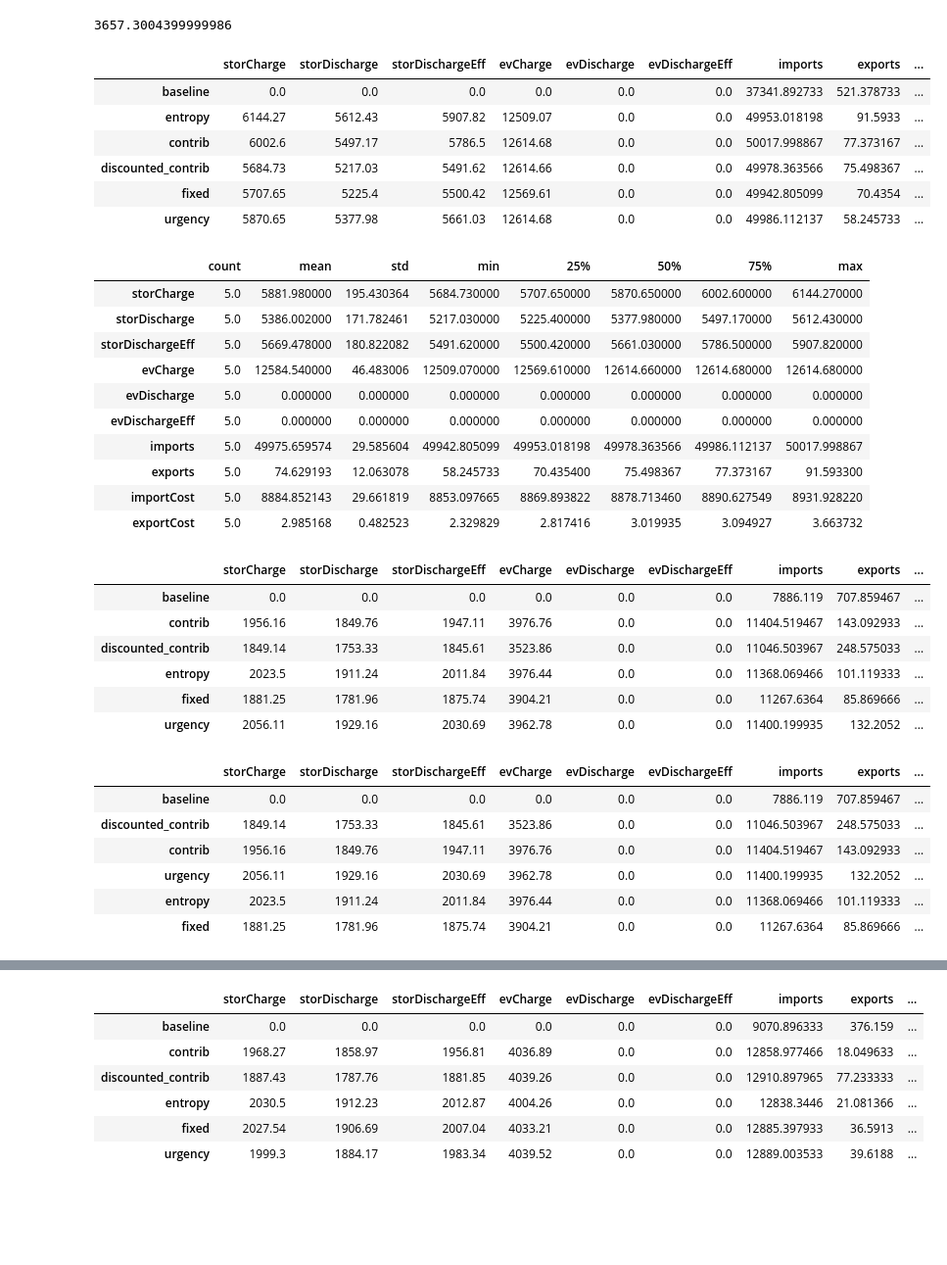
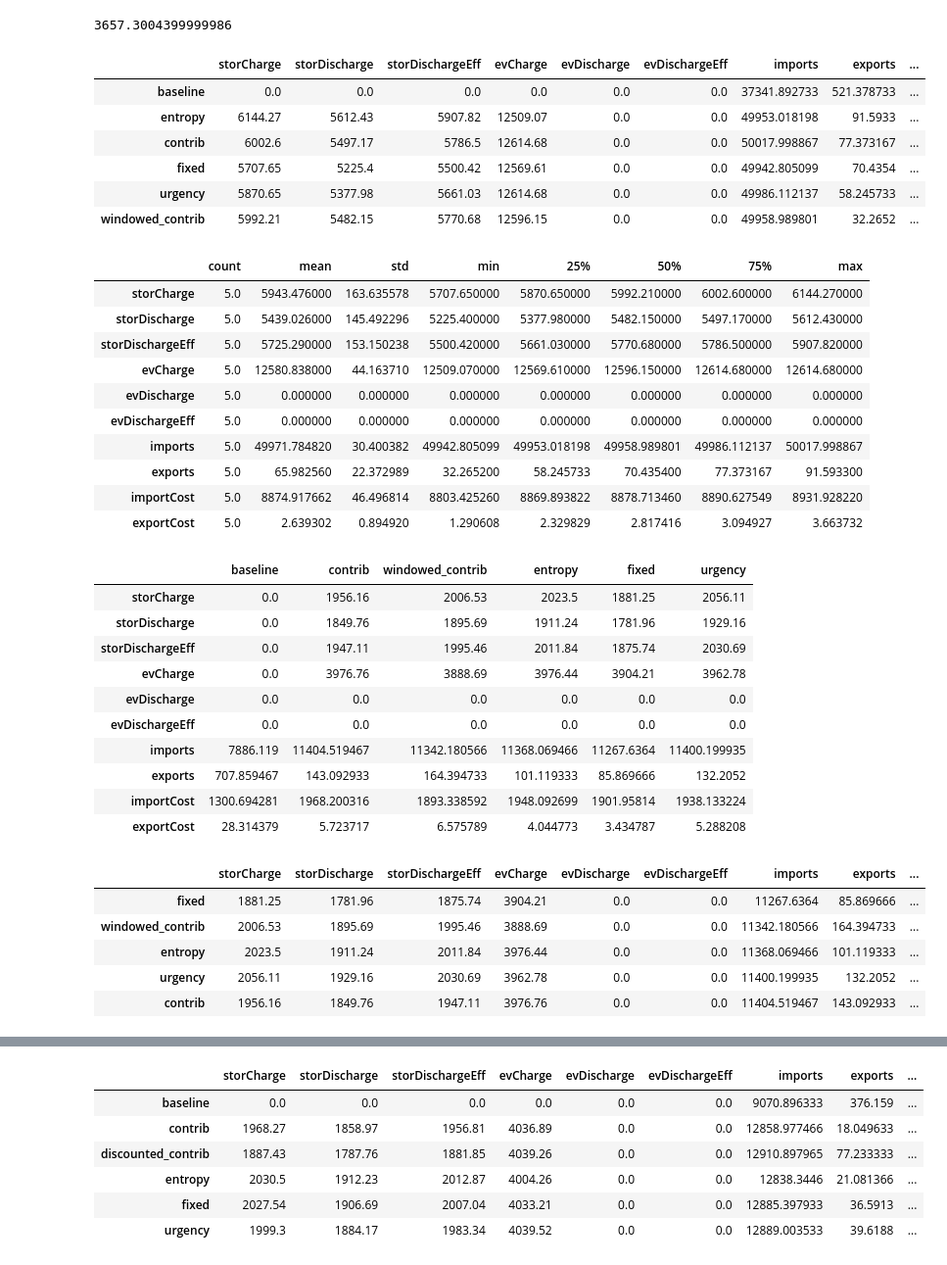
Before and after one commit to ECGomes/pyecom, a Jupyter notebook: notebooks/scenarios/rl_benchmark/result_analysis.ipynb, the cells around one changed output, grey strips where cells are left out. Shown at 98% size. Cells and saved outputs as stored; diff of their text form; code cells hidden in the pictures; blank space fills up the shorter version.

```diff
--- a/notebooks/scenarios/rl_benchmark/result_analysis.ipynb
+++ b/notebooks/scenarios/rl_benchmark/result_analysis.ipynb
@@ -42,6 +42,11 @@ urgency_path = glob.glob('urgency/*.csv')
 for file in urgency_path:
     filename = file.split('.')[0].split('/')[1]
     priority_dict[filename[:-7]] = pd.read_csv(file)[:-1]
+
+windowed_path = glob.glob('windowed_contrib/*.csv')
+for file in windowed_path:
+    filename = file.split('.')[0].split('/')[1]
+    priority_dict[filename[:-7]] = pd.read_csv(file)[:-1]
 # %%
 # Columns we are interested in:
 # Storage change and discharge; EV charge and discharge; Import and export
@@ -75,7 +80,7 @@ COLUMNS_GRID = ['imports', 'exports', 'import_cost']
 # Create a DF with sums
 
 SEASONS = ['spring', 'summer', 'autumn', 'winter']
-PRIORITY_TYPE = ['baseline', 'contrib', 'discounted_contrib', 'entropy', 'fixed', 'urgency']
+PRIORITY_TYPE = ['baseline', 'contrib', 'windowed_contrib', 'entropy', 'fixed', 'urgency']
 
 COLS = ['storCharge', 'storDischarge', 'storDischargeEff', 'evCharge', 'evDischarge', 'evDischargeEff', 'imports', 'exports', 'importCost', 'exportCost']
 
@@ -479,49 +493,52 @@ training_winter_ev
 # %% [output]
 3657.3004399999986
 # %%
-RESULTS['training_winter'].sort_values(by='exportCost', ascending=False)
+RESULTS['training_winter'].sort_values(by='exports', ascending=False)
 # %% [output]
 |  | storCharge | storDischarge | storDischargeEff | evCharge | evDischarge | evDischargeEff | imports | exports | ... |
 | baseline | 0.0 | 0.0 | 0.0 | 0.0 | 0.0 | 0.0 | 37341.892733 | 521.378733 | ... |
 | entropy | 6144.27 | 5612.43 | 5907.82 | 12509.07 | 0.0 | 0.0 | 49953.018198 | 91.5933 | ... |
 | contrib | 6002.6 | 5497.17 | 5786.5 | 12614.68 | 0.0 | 0.0 | 50017.998867 | 77.373167 | ... |
-| discounted_contrib | 5684.73 | 5217.03 | 5491.62 | 12614.66 | 0.0 | 0.0 | 49978.363566 | 75.498367 | ... |
 | fixed | 5707.65 | 5225.4 | 5500.42 | 12569.61 | 0.0 | 0.0 | 49942.805099 | 70.4354 | ... |
 | urgency | 5870.65 | 5377.98 | 5661.03 | 12614.68 | 0.0 | 0.0 | 49986.112137 | 58.245733 | ... |
+| windowed_contrib | 5992.21 | 5482.15 | 5770.68 | 12596.15 | 0.0 | 0.0 | 49958.989801 | 32.2652 | ... |
 # %%
 RESULTS['training_winter'].iloc[1:].astype(float).describe().transpose()
 # %% [output]
 |  | count | mean | std | min | 25% | 50% | 75% | max |
-| storCharge | 5.0 | 5881.980000 | 195.430364 | 5684.730000 | 5707.650000 | 5870.650000 | 6002.600000 | 6144.270000 |
-| storDischarge | 5.0 | 5386.002000 | 171.782461 | 5217.030000 | 5225.400000 | 5377.980000 | 5497.170000 | 5612.430000 |
-| storDischargeEff | 5.0 | 5669.478000 | 180.822082 | 5491.620000 | 5500.420000 | 5661.030000 | 5786.500000 | 5907.820000 |
-| evCharge | 5.0 | 12584.540000 | 46.483006 | 12509.070000 | 12569.610000 | 12614.660000 | 12614.680000 | 12614.680000 |
+| storCharge | 5.0 | 5943.476000 | 163.635578 | 5707.650000 | 5870.650000 | 5992.210000 | 6002.600000 | 6144.270000 |
+| storDischarge | 5.0 | 5439.026000 | 145.492296 | 5225.400000 | 5377.980000 | 5482.150000 | 5497.170000 | 5612.430000 |
+| storDischargeEff | 5.0 | 5725.290000 | 153.150238 | 5500.420000 | 5661.030000 | 5770.680000 | 5786.500000 | 5907.820000 |
+| evCharge | 5.0 | 12580.838000 | 44.163710 | 12509.070000 | 12569.610000 | 12596.150000 | 12614.680000 | 12614.680000 |
 | evDischarge | 5.0 | 0.000000 | 0.000000 | 0.000000 | 0.000000 | 0.000000 | 0.000000 | 0.000000 |
 | evDischargeEff | 5.0 | 0.000000 | 0.000000 | 0.000000 | 0.000000 | 0.000000 | 0.000000 | 0.000000 |
-| imports | 5.0 | 49975.659574 | 29.585604 | 49942.805099 | 49953.018198 | 49978.363566 | 49986.112137 | 50017.998867 |
-| exports | 5.0 | 74.629193 | 12.063078 | 58.245733 | 70.435400 | 75.498367 | 77.373167 | 91.593300 |
-| importCost | 5.0 | 8884.852143 | 29.661819 | 8853.097665 | 8869.893822 | 8878.713460 | 8890.627549 | 8931.928220 |
-| exportCost | 5.0 | 2.985168 | 0.482523 | 2.329829 | 2.817416 | 3.019935 | 3.094927 | 3.663732 |
+| imports | 5.0 | 49971.784820 | 30.400382 | 49942.805099 | 49953.018198 | 49958.989801 | 49986.112137 | 50017.998867 |
+| exports | 5.0 | 65.982560 | 22.372989 | 32.265200 | 58.245733 | 70.435400 | 77.373167 | 91.593300 |
+| importCost | 5.0 | 8874.917662 | 46.496814 | 8803.425260 | 8869.893822 | 8878.713460 | 8890.627549 | 8931.928220 |
+| exportCost | 5.0 | 2.639302 | 0.894920 | 1.290608 | 2.329829 | 2.817416 | 3.094927 | 3.663732 |
 # %%
-RESULTS['testing_spring']
+RESULTS['testing_spring'].transpose().round(2)#.to_latex()
 # %% [output]
-|  | storCharge | storDischarge | storDischargeEff | evCharge | evDischarge | evDischargeEff | imports | exports | ... |
-| baseline | 0.0 | 0.0 | 0.0 | 0.0 | 0.0 | 0.0 | 7886.119 | 707.859467 | ... |
-| contrib | 1956.16 | 1849.76 | 1947.11 | 3976.76 | 0.0 | 0.0 | 11404.519467 | 143.092933 | ... |
-| discounted_contrib | 1849.14 | 1753.33 | 1845.61 | 3523.86 | 0.0 | 0.0 | 11046.503967 | 248.575033 | ... |
-| entropy | 2023.5 | 1911.24 | 2011.84 | 3976.44 | 0.0 | 0.0 | 11368.069466 | 101.119333 | ... |
-| fixed | 1881.25 | 1781.96 | 1875.74 | 3904.21 | 0.0 | 0.0 | 11267.6364 | 85.869666 | ... |
-| urgency | 2056.11 | 1929.16 | 2030.69 | 3962.78 | 0.0 | 0.0 | 11400.199935 | 132.2052 | ... |
+|  | baseline | contrib | windowed_contrib | entropy | fixed | urgency |
+| storCharge | 0.0 | 1956.16 | 2006.53 | 2023.5 | 1881.25 | 2056.11 |
+| storDischarge | 0.0 | 1849.76 | 1895.69 | 1911.24 | 1781.96 | 1929.16 |
+| storDischargeEff | 0.0 | 1947.11 | 1995.46 | 2011.84 | 1875.74 | 2030.69 |
+| evCharge | 0.0 | 3976.76 | 3888.69 | 3976.44 | 3904.21 | 3962.78 |
+| evDischarge | 0.0 | 0.0 | 0.0 | 0.0 | 0.0 | 0.0 |
+| evDischargeEff | 0.0 | 0.0 | 0.0 | 0.0 | 0.0 | 0.0 |
+| imports | 7886.119 | 11404.519467 | 11342.180566 | 11368.069466 | 11267.6364 | 11400.199935 |
+| exports | 707.859467 | 143.092933 | 164.394733 | 101.119333 | 85.869666 | 132.2052 |
+| importCost | 1300.694281 | 1968.200316 | 1893.338592 | 1948.092699 | 1901.95814 | 1938.133224 |
+| exportCost | 28.314379 | 5.723717 | 6.575789 | 4.044773 | 3.434787 | 5.288208 |
 # %%
-RESULTS['testing_spring'].sort_values(by='exportCost', ascending=False)
+RESULTS['testing_spring'].iloc[1:].sort_values(by='imports', ascending=True)
 # %% [output]
 |  | storCharge | storDischarge | storDischargeEff | evCharge | evDischarge | evDischargeEff | imports | exports | ... |
-| baseline | 0.0 | 0.0 | 0.0 | 0.0 | 0.0 | 0.0 | 7886.119 | 707.859467 | ... |
-| discounted_contrib | 1849.14 | 1753.33 | 1845.61 | 3523.86 | 0.0 | 0.0 | 11046.503967 | 248.575033 | ... |
+| fixed | 1881.25 | 1781.96 | 1875.74 | 3904.21 | 0.0 | 0.0 | 11267.6364 | 85.869666 | ... |
+| windowed_contrib | 2006.53 | 1895.69 | 1995.46 | 3888.69 | 0.0 | 0.0 | 11342.180566 | 164.394733 | ... |
+| entropy | 2023.5 | 1911.24 | 2011.84 | 3976.44 | 0.0 | 0.0 | 11368.069466 | 101.119333 | ... |
+| urgency | 2056.11 | 1929.16 | 2030.69 | 3962.78 | 0.0 | 0.0 | 11400.199935 | 132.2052 | ... |
 | contrib | 1956.16 | 1849.76 | 1947.11 | 3976.76 | 0.0 | 0.0 | 11404.519467 | 143.092933 | ... |
-| urgency | 2056.11 | 1929.16 | 2030.69 | 3962.78 | 0.0 | 0.0 | 11400.199935 | 132.2052 | ... |
-| entropy | 2023.5 | 1911.24 | 2011.84 | 3976.44 | 0.0 | 0.0 | 11368.069466 | 101.119333 | ... |
-| fixed | 1881.25 | 1781.96 | 1875.74 | 3904.21 | 0.0 | 0.0 | 11267.6364 | 85.869666 | ... |
 # %%
 RESULTS['testing_spring'].iloc[1:].astype(float).describe().transpose()
 # %% [output]
```
Also changed, not shown: parts of 38 cells of this notebook, 7 other files.
